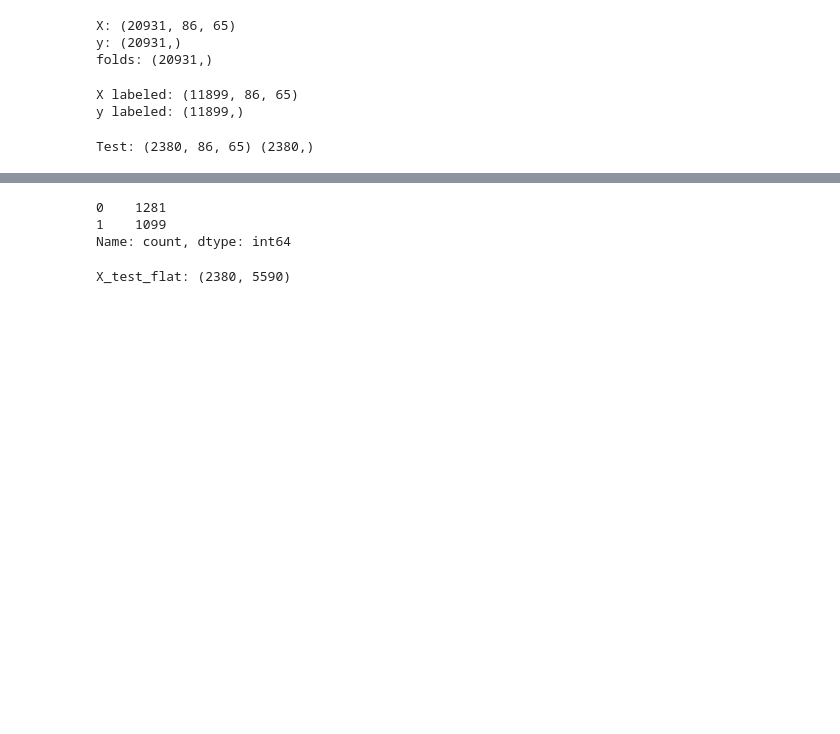
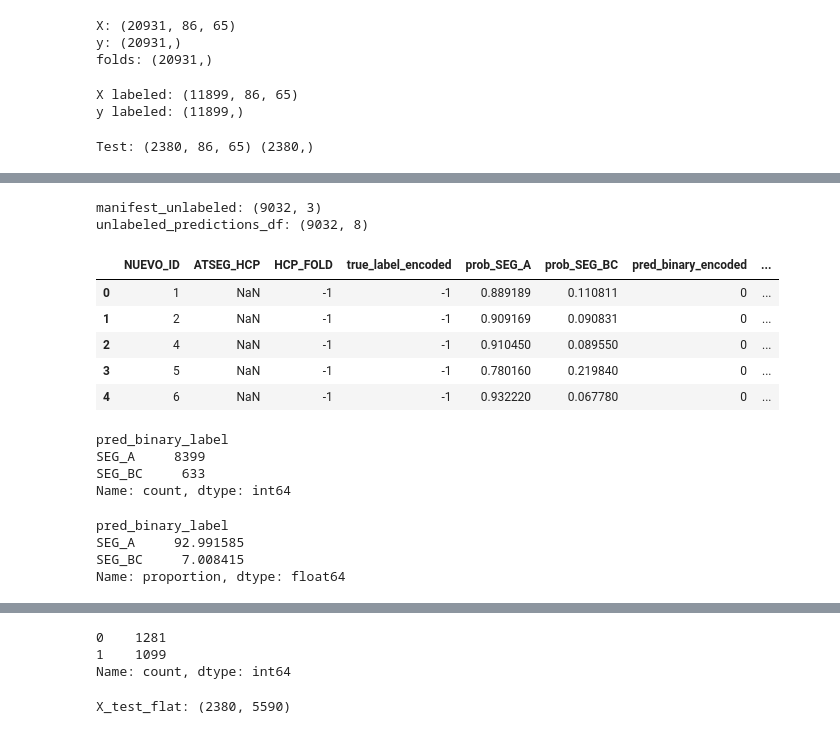
Before and after one commit to david-bazalduaa/Pfizer-segmentation-Ulcerative-Colitis, a Jupyter notebook: Neural network/A_vs_BC_Predictions.ipynb, the cells around one changed output, grey strips where cells are left out. Saved outputs shown, nothing was run; the diff lists cells and outputs as text; code cells hidden in the pictures; blank space fills up the shorter version.

Commit message:
Predictions for unlabeled HCPs

```diff
--- a/Neural network/A_vs_BC_Predictions.ipynb
+++ b/Neural network/A_vs_BC_Predictions.ipynb
@@ -95,0 +111,5 @@ Test: (2380, 86, 65) (2380,)
+# %%
+# %%
+X_unlabeled_flat = X_unlabeled.numpy().reshape(X_unlabeled.shape[0], -1)
+
+print("X_unlabeled_flat:", X_unlabeled_flat.shape)
@@ -95,0 +165,52 @@ Test: (2380, 86, 65) (2380,)
+# %%
+# %%
+manifest_unlabeled = manifest_df.loc[unlabeled_mask.numpy()].reset_index(drop=True)
+
+print("manifest_unlabeled:", manifest_unlabeled.shape)
+print("unlabeled_predictions_df:", unlabeled_predictions_df.shape)
+
+assert len(manifest_unlabeled) == len(unlabeled_predictions_df)
+# %% [output]
+manifest_unlabeled: (9032, 3)
+unlabeled_predictions_df: (9032, 8)
+# %%
+# %%
+cols_to_add = ["NUEVO_ID"]
+
+# Si también quieres conservar columnas extra si existen:
+for col in ["ATSEG_HCP", "HCP_FOLD"]:
+    if col in manifest_df.columns and col not in cols_to_add:
+        cols_to_add.append(col)
+
+unlabeled_predictions_with_id_df = pd.concat(
+    [
+        manifest_unlabeled[cols_to_add].reset_index(drop=True),
+        unlabeled_predictions_df.reset_index(drop=True)
+    ],
+    axis=1
+)
+
+unlabeled_predictions_with_id_df.head()
+# %% [output]
+|  | NUEVO_ID | ATSEG_HCP | HCP_FOLD | true_label_encoded | prob_SEG_A | prob_SEG_BC | pred_binary_encoded | ... |
+| 0 | 1 | NaN | -1 | -1 | 0.889189 | 0.110811 | 0 | ... |
+| 1 | 2 | NaN | -1 | -1 | 0.909169 | 0.090831 | 0 | ... |
+| 2 | 4 | NaN | -1 | -1 | 0.910450 | 0.089550 | 0 | ... |
+| 3 | 5 | NaN | -1 | -1 | 0.780160 | 0.219840 | 0 | ... |
+| 4 | 6 | NaN | -1 | -1 | 0.932220 | 0.067780 | 0 | ... |
+# %%
+# %%
+unlabeled_predictions_with_id_df["pred_binary_label"].value_counts()
+# %% [output]
+pred_binary_label
+SEG_A     8399
+SEG_BC     633
+Name: count, dtype: int64
+# %%
+# %%
+unlabeled_predictions_with_id_df["pred_binary_label"].value_counts(normalize=True) * 100
+# %% [output]
+pred_binary_label
+SEG_A     92.991585
+SEG_BC     7.008415
+Name: proportion, dtype: float64
```
Also changed, not shown: parts of 14 cells of this notebook, 2 other files.
